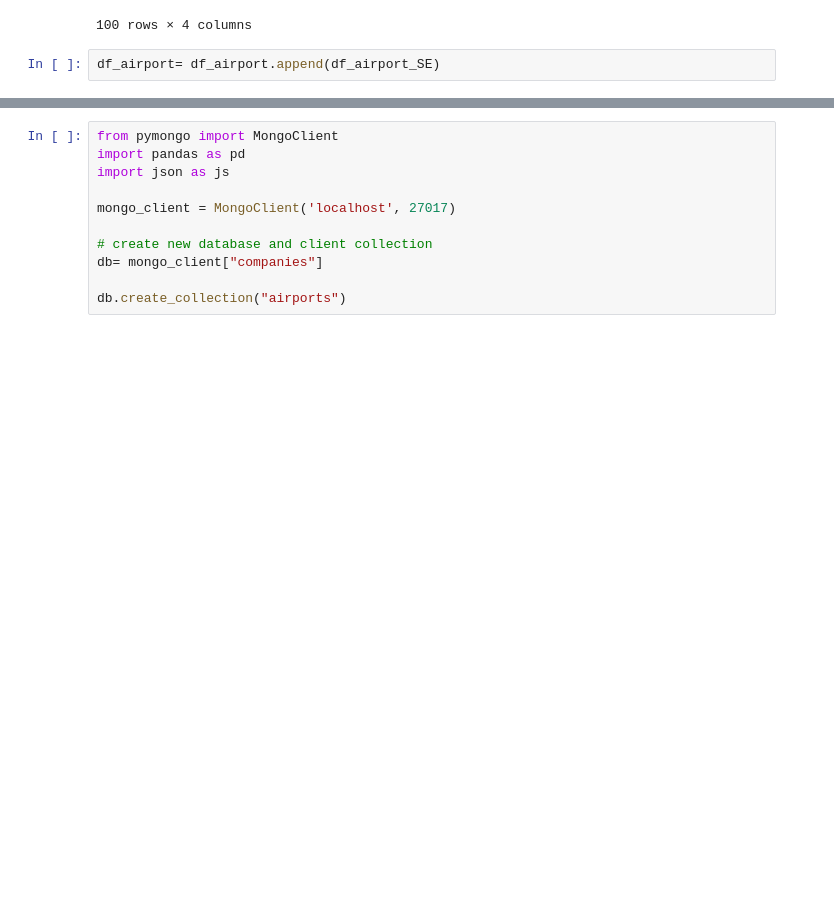
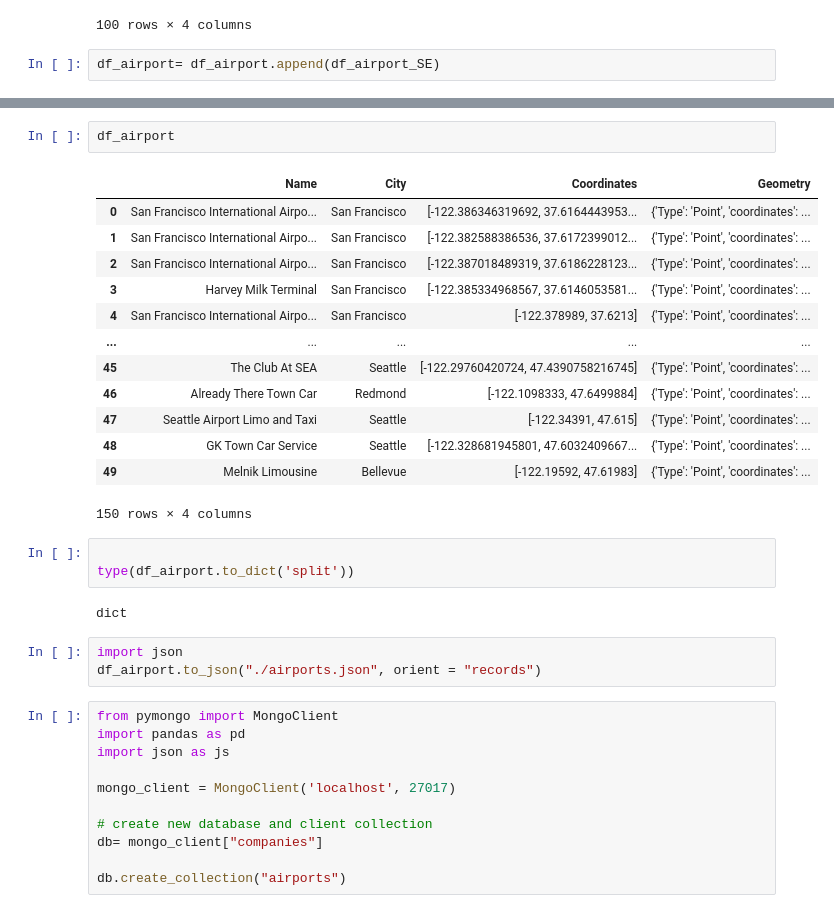
Before and after one commit to progameitor/Mongo-project, a Jupyter notebook: Obtener aeropuertos.ipynb, the cells around one changed output, grey strips where cells are left out. Drawn from its saved outputs; the diff is of its cells as text; blank space fills up the shorter version.

```diff
--- a/Obtener aeropuertos.ipynb
+++ b/Obtener aeropuertos.ipynb
@@ -103,3 +118,27 @@ df_airport
+# %%
+df_airport
+# %% [output]
+|  | Name | City | Coordinates | Geometry |
+| 0 | San Francisco International Airpo... | San Francisco | [-122.386346319692, 37.6164443953... | {'Type': 'Point', 'coordinates': ... |
+| 1 | San Francisco International Airpo... | San Francisco | [-122.382588386536, 37.6172399012... | {'Type': 'Point', 'coordinates': ... |
+| 2 | San Francisco International Airpo... | San Francisco | [-122.387018489319, 37.6186228123... | {'Type': 'Point', 'coordinates': ... |
+| 3 | Harvey Milk Terminal | San Francisco | [-122.385334968567, 37.6146053581... | {'Type': 'Point', 'coordinates': ... |
+| 4 | San Francisco International Airpo... | San Francisco | [-122.378989, 37.6213] | {'Type': 'Point', 'coordinates': ... |
+| ... | ... | ... | ... | ... |
+| 45 | The Club At SEA | Seattle | [-122.29760420724, 47.4390758216745] | {'Type': 'Point', 'coordinates': ... |
+| 46 | Already There Town Car | Redmond | [-122.1098333, 47.6499884] | {'Type': 'Point', 'coordinates': ... |
+| 47 | Seattle Airport Limo and Taxi | Seattle | [-122.34391, 47.615] | {'Type': 'Point', 'coordinates': ... |
+| 48 | GK Town Car Service | Seattle | [-122.328681945801, 47.6032409667... | {'Type': 'Point', 'coordinates': ... |
+| 49 | Melnik Limousine | Bellevue | [-122.19592, 47.61983] | {'Type': 'Point', 'coordinates': ... |
+150 rows × 4 columns
+# %%
+
+type(df_airport.to_dict('split'))
+# %% [output]
+dict
+# %%
+import json
+df_airport.to_json("./airports.json", orient = "records")
 # %%
 from pymongo import MongoClient
 import pandas as pd
```
Also changed, not shown: parts of 7 cells of this notebook, 16 other files.
